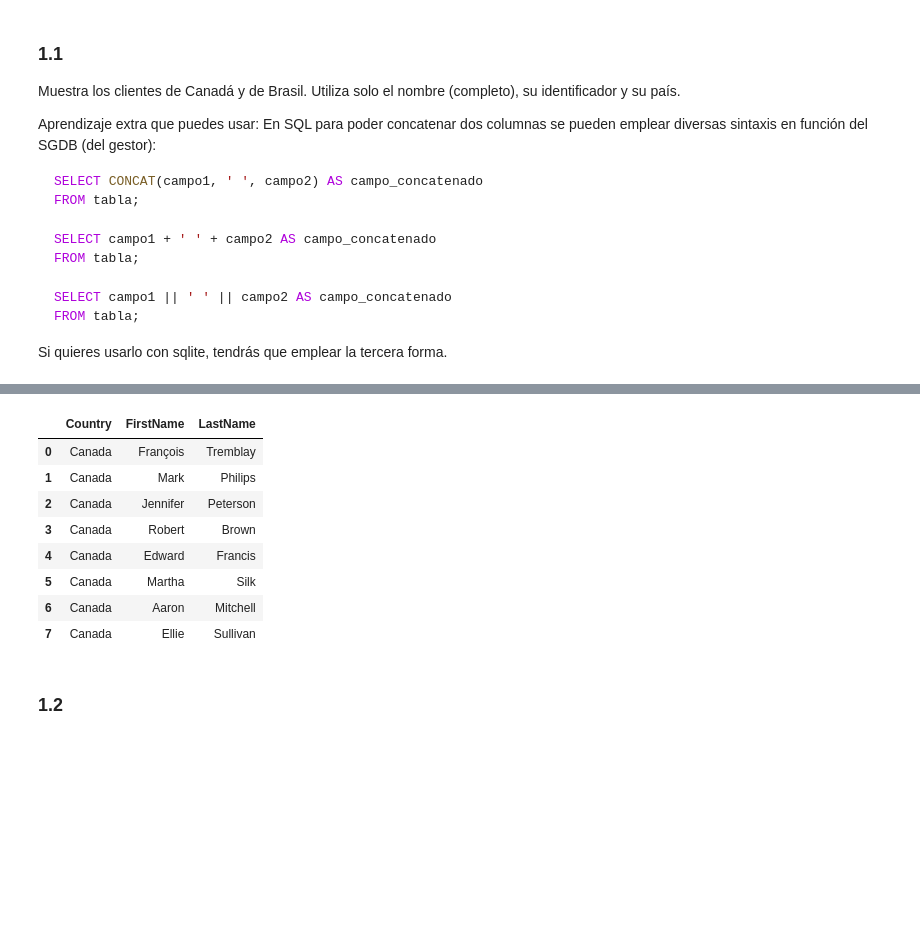
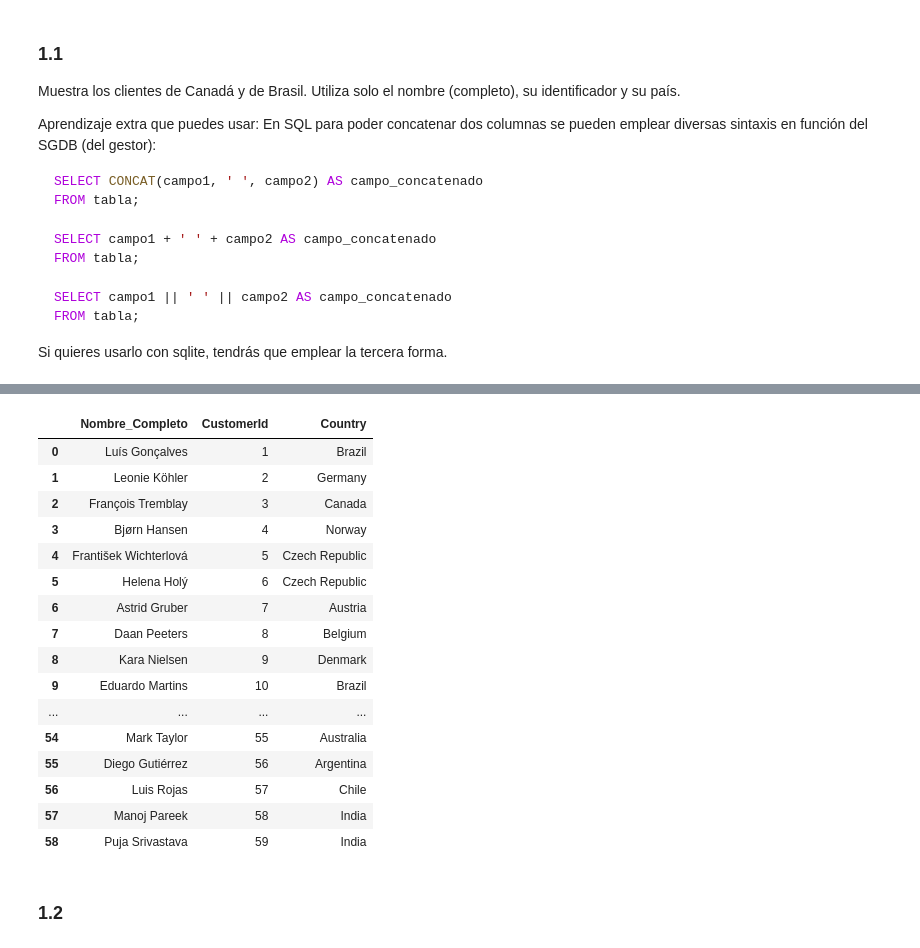
Before and after one commit to v1ckyseque1ra/DS_Online_Octubre24, a Jupyter notebook: Ejercicios Challenge/18_Practica_Obligatoria_SQL.ipynb, the cells around one changed output, grey strips where cells are left out. Cells and saved outputs as stored; diff of their text form; code cells hidden in the pictures; blank space fills up the shorter version.

```diff
--- a/Ejercicios Challenge/18_Practica_Obligatoria_SQL.ipynb
+++ b/Ejercicios Challenge/18_Practica_Obligatoria_SQL.ipynb
@@ -90,17 +90,31 @@ sql_query(query11)
-# %%
-# Pandas
-df_pandas= pd.read_sql(query11, connection)
-df_pandas
-# %% [output]
-|  | Country | FirstName | LastName |
-| 0 | Canada | François | Tremblay |
-| 1 | Canada | Mark | Philips |
-| 2 | Canada | Jennifer | Peterson |
-| 3 | Canada | Robert | Brown |
-| 4 | Canada | Edward | Francis |
-| 5 | Canada | Martha | Silk |
-| 6 | Canada | Aaron | Mitchell |
-| 7 | Canada | Ellie | Sullivan |
+# %%
+# Pandas
+df_query11  =sql_query("""
+SELECT FirstName || ' ' || LastName AS 'Nombre_Completo',
+CustomerId, Country
+FROM customers
+""")
+
+df_query11.loc[df_query11.Country.isin(["Canada","Brazil"]),["Nombre_Completo","CustomerId","Country"]]
+df_query11
+# %% [output]
+|  | Nombre_Completo | CustomerId | Country |
+| 0 | Luís Gonçalves | 1 | Brazil |
+| 1 | Leonie Köhler | 2 | Germany |
+| 2 | François Tremblay | 3 | Canada |
+| 3 | Bjørn Hansen | 4 | Norway |
+| 4 | František Wichterlová | 5 | Czech Republic |
+| 5 | Helena Holý | 6 | Czech Republic |
+| 6 | Astrid Gruber | 7 | Austria |
+| 7 | Daan Peeters | 8 | Belgium |
+| 8 | Kara Nielsen | 9 | Denmark |
+| 9 | Eduardo Martins | 10 | Brazil |
+| ... | ... | ... | ... |
+| 54 | Mark Taylor | 55 | Australia |
+| 55 | Diego Gutiérrez | 56 | Argentina |
+| 56 | Luis Rojas | 57 | Chile |
+| 57 | Manoj Pareek | 58 | India |
+| 58 | Puja Srivastava | 59 | India |
 # %% [markdown]
 ### 1.2
 # %% [markdown]
```
Also changed, not shown: parts of 10 cells of this notebook.
